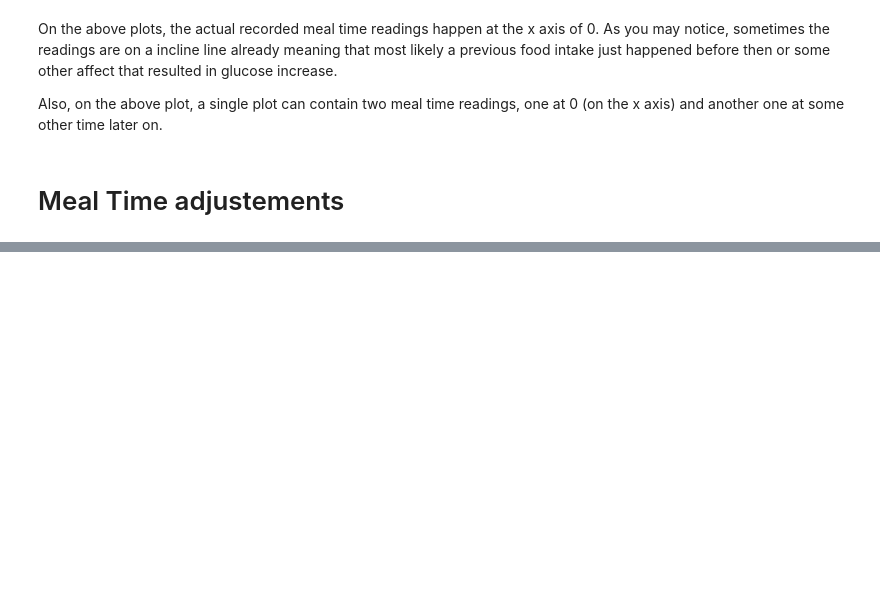
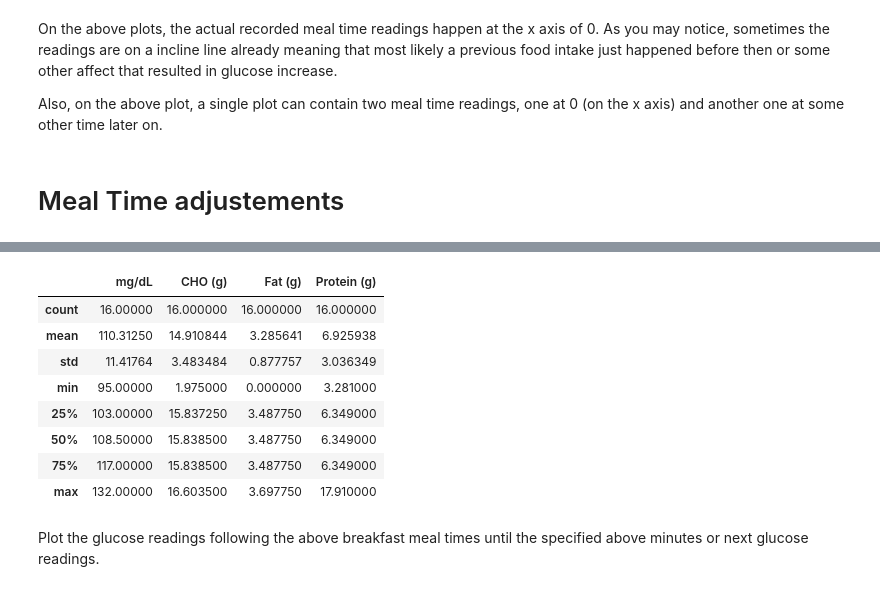
Before and after one commit to SalChem/Diabetic-Project, a Jupyter notebook: Smoothing and Filtering.ipynb, the cells around one changed output, grey strips where cells are left out. Cells and saved outputs as stored; diff of their text form; code cells hidden in the pictures; blank space fills up the shorter version.

Commit message:
Breakfast period has been extracted to work solely on it for now

```diff
--- a/Smoothing and Filtering.ipynb
+++ b/Smoothing and Filtering.ipynb
@@ -633,3 +633,30 @@ As you may notice, sometimes the readings are on a incline line already meaning
 Also, on the above plot, a single plot can contain two meal time readings, one at 0 (on the x axis) and another one at some other time later on.
 # %% [markdown]
 # Meal Time adjustements
+# %%
+breakfast_df = copy.deepcopy(df_P1_w_all_deletion)
+
+Breakfast_meals = []
+breakfast_max_hour = 9
+
+for x in range(len(df_P1_w_all_deletion)):
+    a = df_P1_w_all_deletion['Date'][x]
+    meal_Date = df_P1.loc[df_P1['Date'] == a]['Date']
+    meal_dt=meal_Date.values[0]
+    mdt = datetime.datetime.utcfromtimestamp(meal_dt.astype('O')/(1e9))
+    #print mdt.strftime('%H:%M:%S')
+    meal_hr = mdt.strftime('%H')
+    #print int(meal_hr)
+    if (int(meal_hr)>=breakfast_max_hour):
+        #print "This does not belong to breakfast"
+        #Drop all these data points that do not belong to breakfast period
+        Breakfast_meals.extend([x])
+
+breakfast_df.drop(breakfast_df.index[Breakfast_meals],axis=0,inplace=True)
+#print "\nThe rows to be kept are:\n", rows_to_keep
+breakfast_df = breakfast_df.sort(['Date'])
+breakfast_df = breakfast_df.reset_index(drop=True)
+print breakfast_df
+
+breakfast_df.describe()
+# %% [output]
@@ -635,0 +680,11 @@ Also, on the above plot, a single plot can contain two meal time readings, one a
+|  | mg/dL | CHO (g) | Fat (g) | Protein (g) |
+| count | 16.00000 | 16.000000 | 16.000000 | 16.000000 |
+| mean | 110.31250 | 14.910844 | 3.285641 | 6.925938 |
+| std | 11.41764 | 3.483484 | 0.877757 | 3.036349 |
+| min | 95.00000 | 1.975000 | 0.000000 | 3.281000 |
+| 25% | 103.00000 | 15.837250 | 3.487750 | 6.349000 |
+| 50% | 108.50000 | 15.838500 | 3.487750 | 6.349000 |
+| 75% | 117.00000 | 15.838500 | 3.487750 | 6.349000 |
+| max | 132.00000 | 16.603500 | 3.697750 | 17.910000 |
+# %% [markdown]
+Plot the glucose readings following the above breakfast meal times until the specified above minutes or next glucose readings.
```
Also changed, not shown: parts of 12 cells of this notebook.
